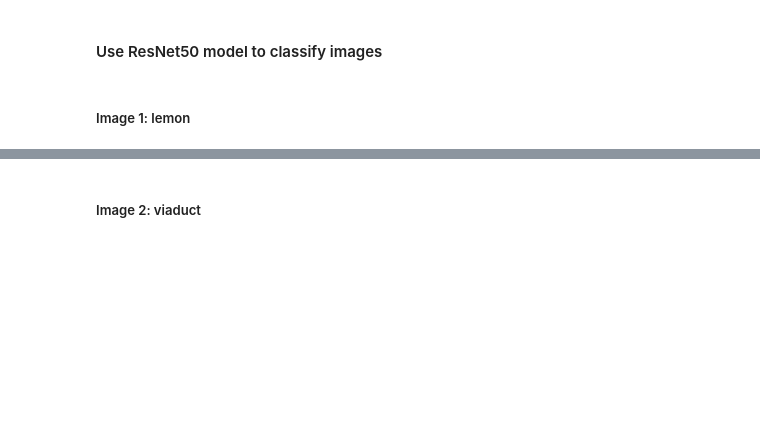
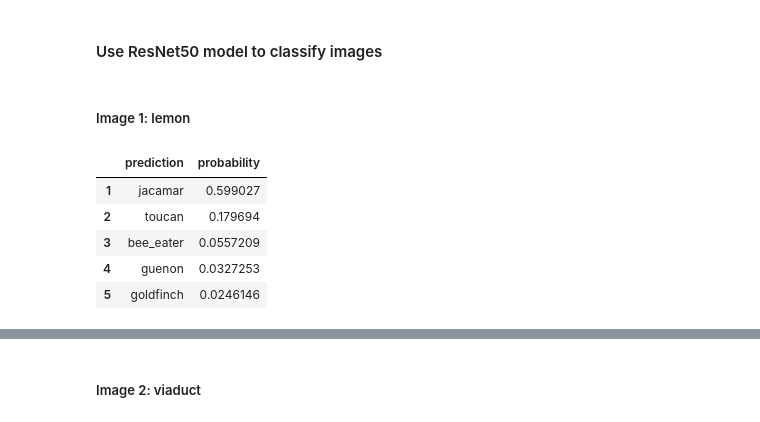
Before and after one commit to ahmadmustafaanis/Getting-Started-with-Tensorflow-2, a Jupyter notebook: Saving and Loading Model Weights/ProgrammingTutorial.ipynb, the cells around one changed output, grey strips where cells are left out. Drawn from its saved outputs; the diff is of its cells as text; code cells hidden in the pictures; blank space fills up the shorter version.

```diff
--- a/Saving and Loading Model Weights/ProgrammingTutorial.ipynb
+++ b/Saving and Loading Model Weights/ProgrammingTutorial.ipynb
@@ -395,5 +257,6 @@ from tensorflow.keras.models import load_model
 # %%
 # Build Keras ResNet50 model
+model = ResNet50(weights='imagenet')
 # %% [markdown]
 #### Import and preprocess 3 sample images
 # %%
@@ -428,3 +291,12 @@ def get_top_5_predictions(img):
 ##### Image 1: lemon
 # %%
 # Display image
+
+get_top_5_predictions(bird1)
+# %% [output]
+|  | prediction | probability |
+| 1 | jacamar | 0.599027 |
+| 2 | toucan | 0.179694 |
+| 3 | bee_eater | 0.0557209 |
+| 4 | guenon | 0.0327253 |
+| 5 | goldfinch | 0.0246146 |
```
Also changed, not shown: parts of 22 cells of this notebook, 6 other files.
